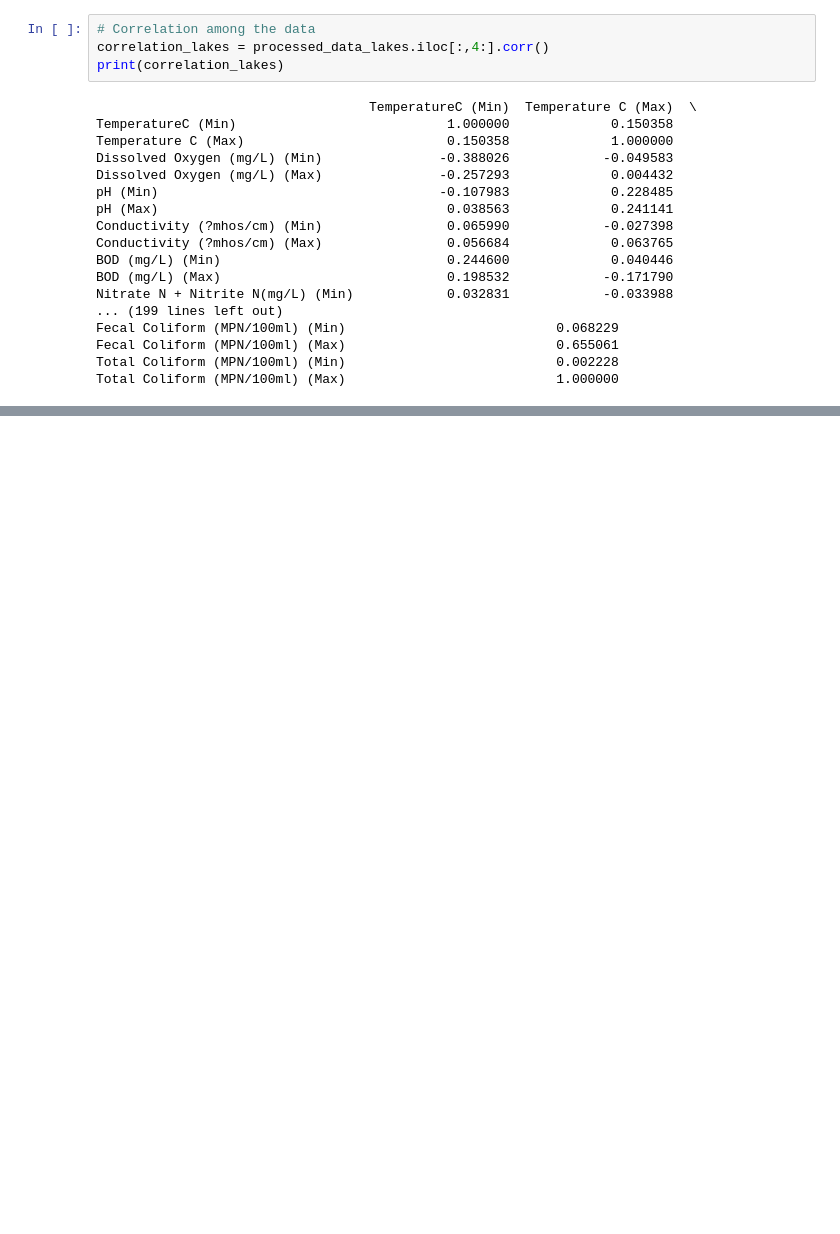
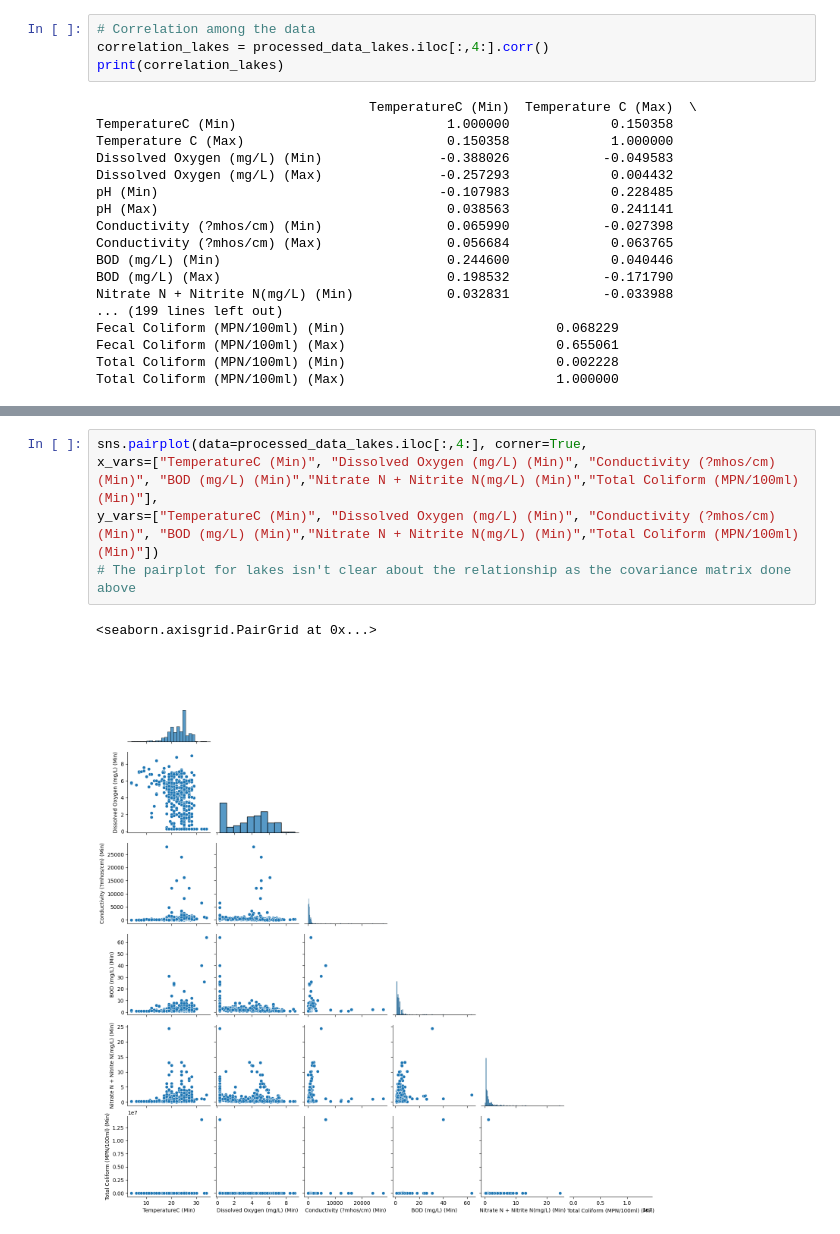
Before and after one commit to Lopera47/indianlakes_machinelearning, a Jupyter notebook: EDA.ipynb, the cells around one changed output, grey strips where cells are left out. Saved outputs shown, nothing was run; the diff lists cells and outputs as text; blank space fills up the shorter version.

Commit message:
EDA done, upcoming step the binary classification

```diff
--- a/EDA.ipynb
+++ b/EDA.ipynb
@@ -158,0 +152,8 @@ plt.show()
+# %%
+sns.pairplot(data=processed_data_lakes.iloc[:,4:], corner=True,
+x_vars=["TemperatureC (Min)", "Dissolved Oxygen (mg/L) (Min)", "Conductivity (?mhos/cm) (Min)", "BOD (mg/L) (Min)","Nitrate N + Nitrite N(mg/L) (Min)","Total Coliform (MPN/100ml) (Min)"],
+y_vars=["TemperatureC (Min)", "Dissolved Oxygen (mg/L) (Min)", "Conductivity (?mhos/cm) (Min)", "BOD (mg/L) (Min)","Nitrate N + Nitrite N(mg/L) (Min)","Total Coliform (MPN/100ml) (Min)"])
+# The pairplot for lakes isn't clear about the relationship as the covariance matrix done above
+# %% [output]
+<seaborn.axisgrid.PairGrid at 0x...>
+[figure, added]
```
Also changed, not shown: parts of 12 cells of this notebook, 3 other files.
